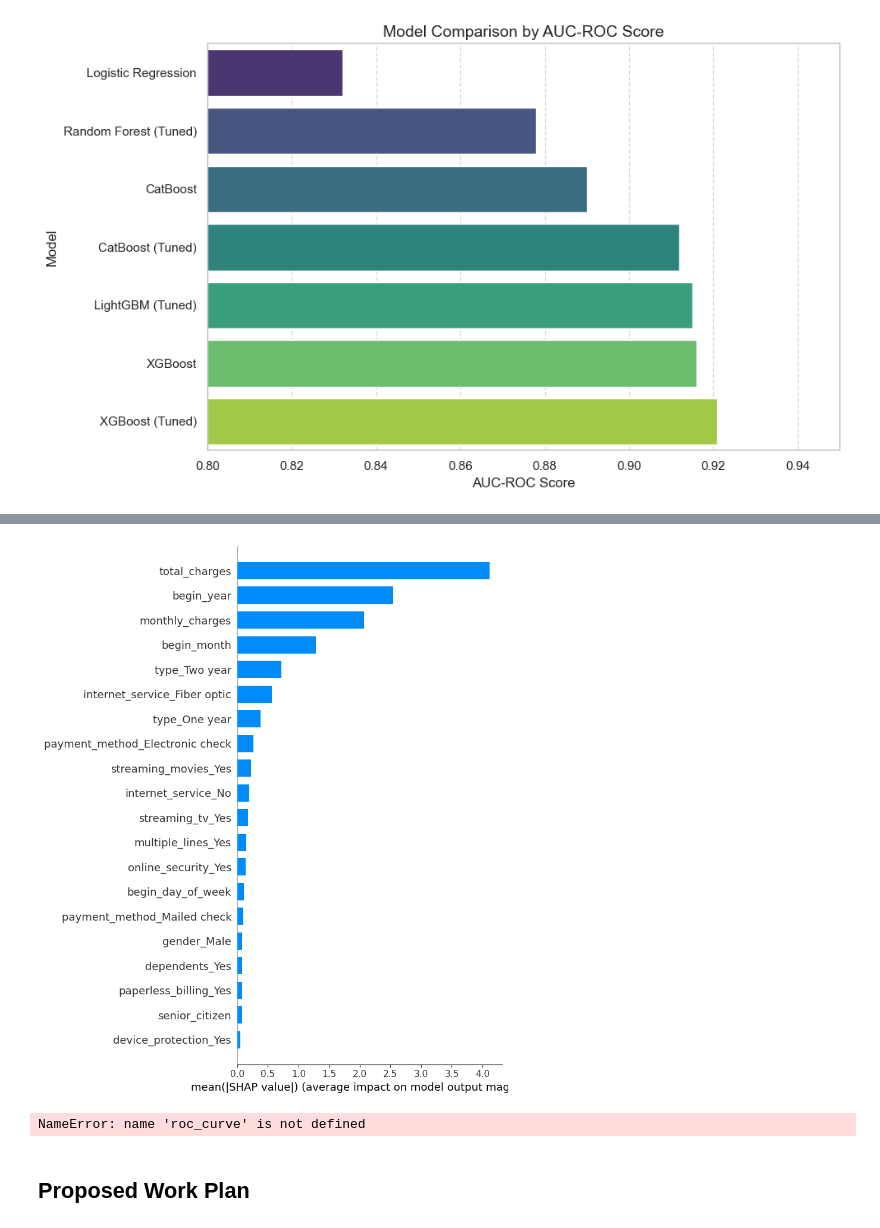
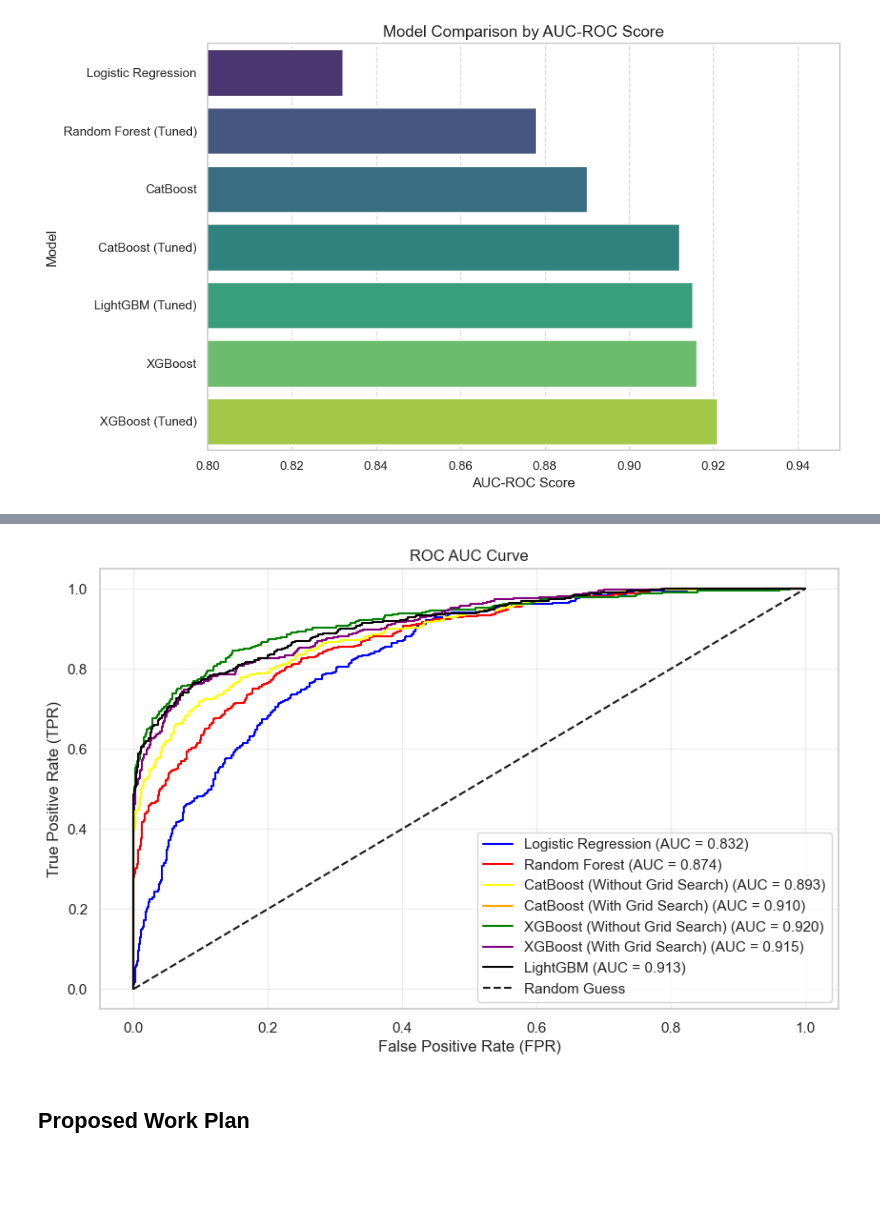
Before and after one commit to jeelfaldu7/customer_churn_forecasting_for_interconnect, a Jupyter notebook: notebook.ipynb, the cells around one changed output, grey strips where cells are left out. Cells and saved outputs as stored; diff of their text form; code cells hidden in the pictures; blank space fills up the shorter version.

```diff
--- a/notebook.ipynb
+++ b/notebook.ipynb
@@ -288,7 +324,7 @@ Name: count, Length: 6531, dtype: int64
 final['total_charges'] = final['total_charges'].str.strip()
 
 # Replace empty strings with NaN
-final['total_charges'].replace('', np.nan, inplace=True)
+final['total_charges'] = final['total_charges'].replace('', np.nan)
 
 # Convert the 'total_charges' column to float
 final['total_charges'] = final['total_charges'].astype(float)
@@ -605,7 +634,7 @@ target_counts.plot(kind='bar')
 [figure]
 # %%
 # X : features, y : target
-x = final.drop(['customer_id', 'churn', 'end_date', 'begin_date'], axis=1)
+x = final.drop(['customer_id', 'churn', 'end_date', 'begin_date', 'begin_day_of_week', 'begin_day'], axis=1)
 y = final['churn']
 # %%
 # Split 80% training, 20% test
@@ -1157,50 +1163,54 @@ Note: you may need to restart the kernel to use updated packages.
-# %%
-import shap
-explainer = shap.Explainer(best_xgb)
-
-# calculate and display the SHAP values for a single prediction
-shap_values = explainer.shap_values(x_test)
-shap.summary_plot(shap_values, x_test, plot_type='bar')
-# %% [output]
-[figure, old version]
 # %%
 # Generate ROC curve data for Logistic Regression
-print(f"\nAccuracy: {accuracy_score(y_test, y_pred_lr):.4f}")
-print(f"AUC-ROC Score: {roc_auc_score(y_test, y_prob_lr):.4f}")
-
-y_pred_proba_log = log_model.predict_proba(X_test_vect)[:, 1]
-fpr_log, tpr_log, _ = roc_curve(y_test, y_pred_proba_log)
+fpr_log, tpr_log, _ = roc_curve(y_test, y_prob_lr)
 roc_auc_log = auc(fpr_log, tpr_log)
 
-# Generate ROC curve data for Decision Tree
-y_pred_proba_dt = dt_model.predict_proba(X_test_vect)[:, 1]
-fpr_dt, tpr_dt, _ = roc_curve(y_test, y_pred_proba_dt)
-roc_auc_dt = auc(fpr_dt, tpr_dt)
+# Generate ROC curve data for Random Forest Classifier
+fpr_rf, tpr_rf, _ = roc_curve(y_test, y_proba_rf)
+roc_auc_rf = auc(fpr_rf, tpr_rf)
+
+# Generate ROC curve data for CatBoost Classifier (Without Grid Search)
+fpr_cat, tpr_cat, _ = roc_curve(y_test, y_prob_cat)
+roc_auc_cat = auc(fpr_cat, tpr_cat)
+
+# Generate ROC curve data for CatBoost Classifier (With Grid Search)
+fpr_cb, tpr_cb, _ = roc_curve(y_test, y_proba_catb)
+roc_auc_cb = auc(fpr_cb, tpr_cb)
+
+# Generate ROC curve data for XGBoost Classifier (Without Grid Search)
+fpr_xg, tpr_xg, _ = roc_curve(y_test, y_prob_xgb)
+roc_auc_xg = auc(fpr_xg, tpr_xg)
+
+# Generate ROC curve data for XGBoost Classifier (With Grid Search)
+fpr_xgb, tpr_xgb, _ = roc_curve(y_test, y_proba_xgbr)
+roc_auc_xgb = auc(fpr_xgb, tpr_xgb)
 
 # Generate ROC curve data for LightGBM
-y_pred_proba_lgb = lgb_model.predict_proba(X_test_vect)[:, 1]
-fpr_lgb, tpr_lgb, _ = roc_curve(y_test, y_pred_proba_lgb)
+fpr_lgb, tpr_lgb, _ = roc_curve(y_test, y_prob_lgb)
 roc_auc_lgb = auc(fpr_lgb, tpr_lgb)
 
 # Plot the ROC curves
 plt.figure(figsize=(10, 6))
-plt.plot(fpr_dummy, tpr_dummy, label=f'Dummy Classifier (AUC = {roc_auc_dummy:.2f})', color='orange')
-plt.plot(fpr_log, tpr_log, label=f'Logistic Regression (AUC = {roc_auc_log:.2f})', color='blue')
-plt.plot(fpr_dt, tpr_dt, label=f'Decision Tree (AUC = {roc_auc_dt:.2f})', color='green')
-plt.plot(fpr_lgb, tpr_lgb, label=f'LightGBM (AUC = {roc_auc_lgb:.2f})', color='red')
+plt.plot(fpr_log, tpr_log, label=f'Logistic Regression (AUC = {roc_auc_log:.3f})', color='blue')
+plt.plot(fpr_rf, tpr_rf, label=f'Random Forest (AUC = {roc_auc_rf:.3f})', color='red')
+plt.plot(fpr_cat, tpr_cat, label=f'CatBoost (Without Grid Search) (AUC = {roc_auc_cat:.3f})', color='yellow')
+plt.plot(fpr_cb, tpr_cb, label=f'CatBoost (With Grid Search) (AUC = {roc_auc_cb:.3f})', color='orange')
+plt.plot(fpr_xg, tpr_xg, label=f'XGBoost (Without Grid Search) (AUC = {roc_auc_xg:.3f})', color='green')
+plt.plot(fpr_cb, tpr_cb, label=f'XGBoost (With Grid Search) (AUC = {roc_auc_xgb:.3f})', color='purple')
+plt.plot(fpr_lgb, tpr_lgb, label=f'LightGBM (AUC = {roc_auc_lgb:.3f})', color='black')
 
 # Plot the diagonal line (random guess)
 plt.plot([0, 1], [0, 1], 'k--', label='Random Guess')
 
 # Add labels, legend, and title
 plt.xlabel('False Positive Rate (FPR)')
 plt.ylabel('True Positive Rate (TPR)')
 plt.title('ROC AUC Curve')
 plt.legend(loc='lower right')
 plt.grid(alpha=0.3)
 plt.show()
 # %% [output]
-NameError: name 'roc_curve' is not defined
+[figure, added]
 # %% [markdown]
 ## Proposed Work Plan
 # %% [markdown]
```
Also changed, not shown: parts of 16 cells of this notebook, 38 other files.
